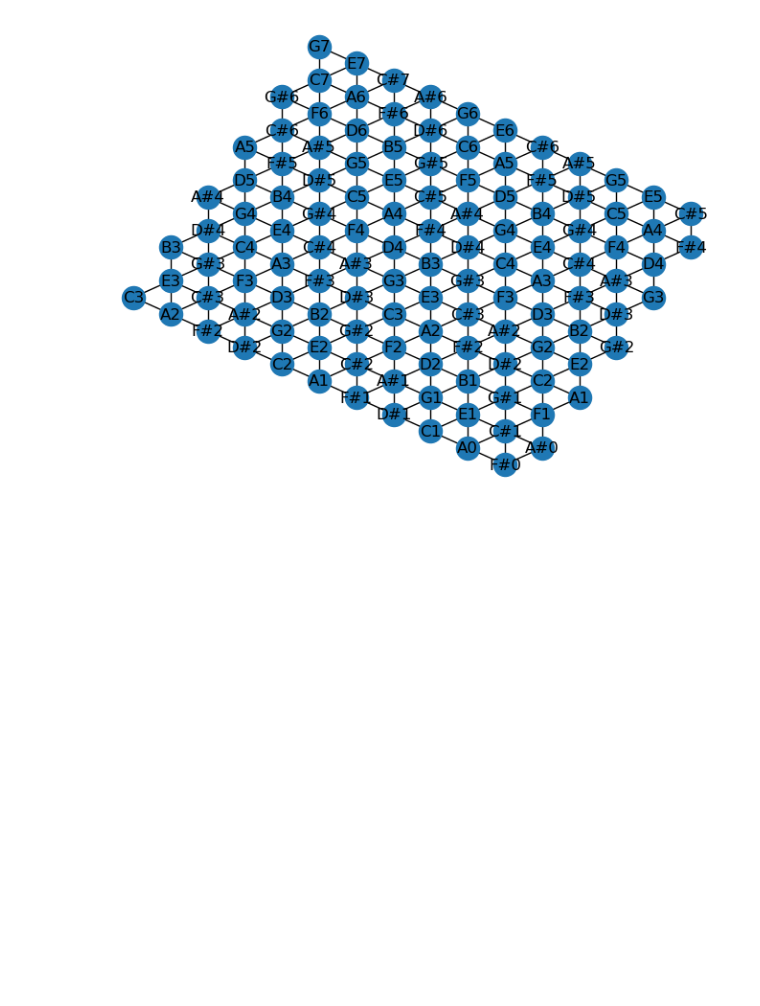
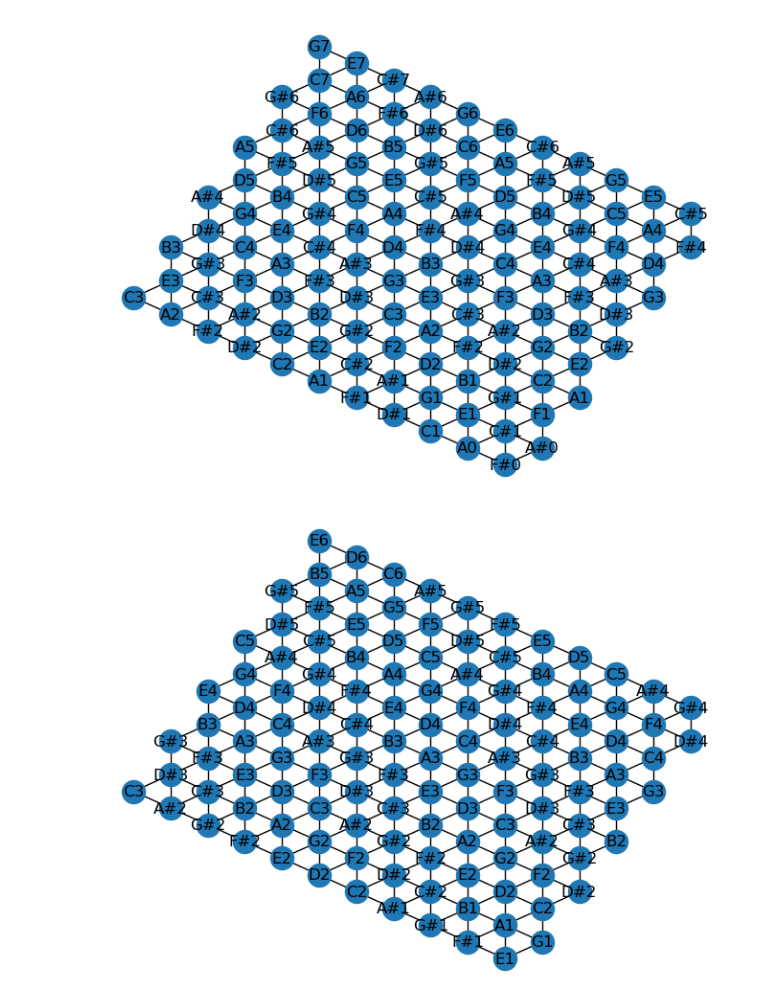
Before and after one commit to dziper/ECE227Tonnetz, a Jupyter notebook: SongAnalysis.ipynb, the cells around one changed output. Saved outputs shown, nothing was run; the diff lists cells and outputs as text; code cells hidden in the pictures; blank space fills up the shorter version.

```diff
--- a/SongAnalysis.ipynb
+++ b/SongAnalysis.ipynb
@@ -6,3 +4,8 @@ t = Tonnetz()
 t.draw()
 # %% [output]
 [figure]
+# %%
+t = Tonnetz((2,3,7))
+t.draw()
+# %% [output]
+[figure, added]
```
Also changed, not shown: parts of 1 cell of this notebook, 1 other file.
